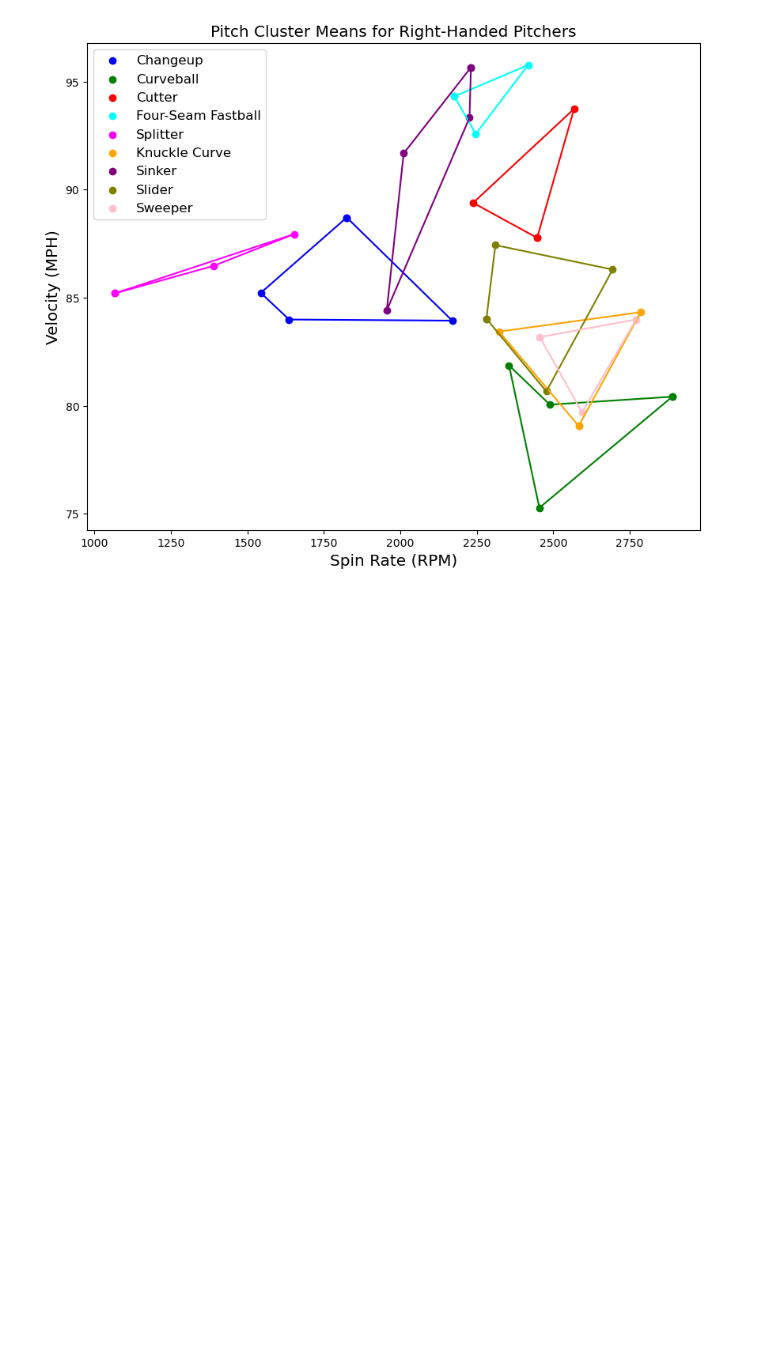
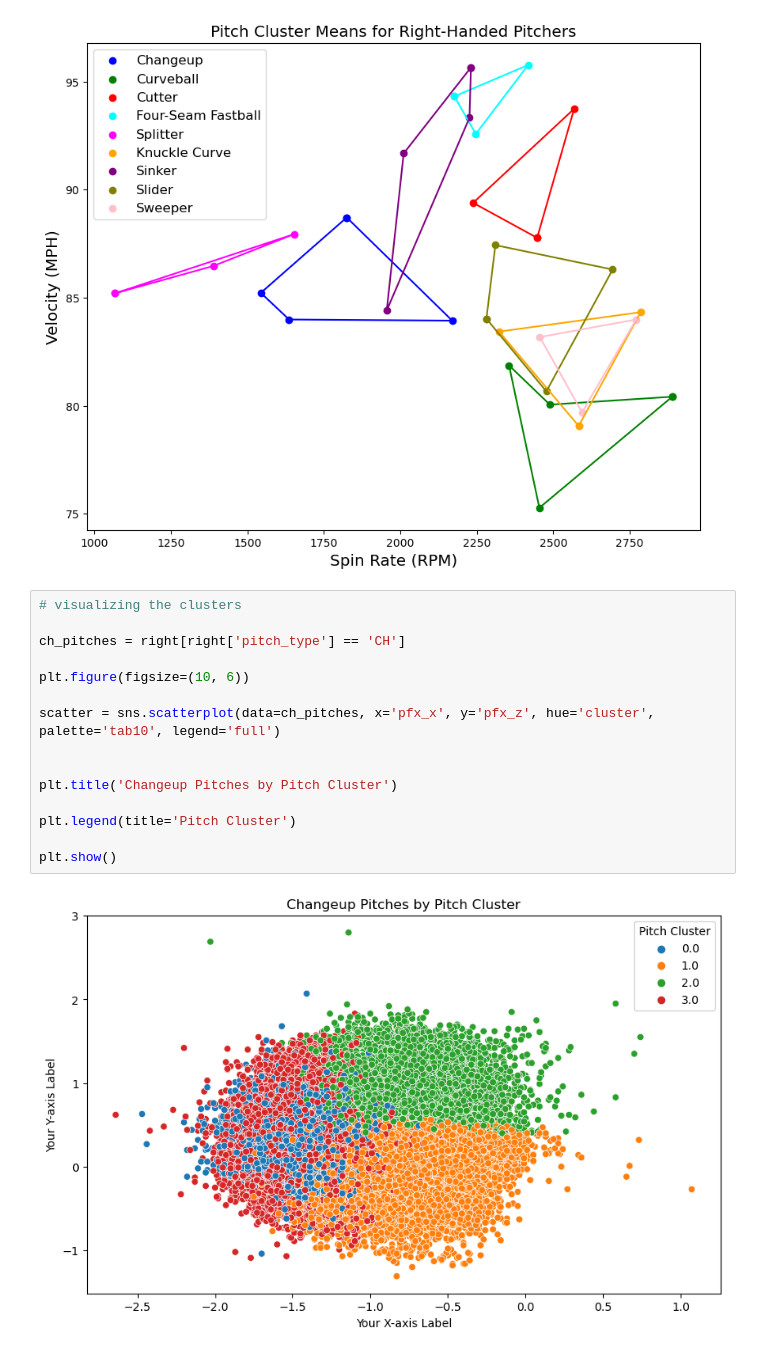
Before and after one commit to brycecarson1/MSAS, a Jupyter notebook: clustering.ipynb, the cells around one changed output. Cells and saved outputs as stored; diff of their text form; blank space fills up the shorter version.

```diff
--- a/clustering.ipynb
+++ b/clustering.ipynb
@@ -551,3 +585,20 @@ plt.savefig('rhp_sr_velo_plot.png')
 plt.show()
 # %% [output]
 [figure]
+# %%
+# visualizing the clusters
+
+ch_pitches = right[right['pitch_type'] == 'CH']
+
+plt.figure(figsize=(10, 6))
+
+scatter = sns.scatterplot(data=ch_pitches, x='pfx_x', y='pfx_z', hue='cluster', palette='tab10', legend='full')
+
+
+plt.title('Changeup Pitches by Pitch Cluster')
+
+plt.legend(title='Pitch Cluster')
+
+plt.show()
+# %% [output]
+[figure, added]
```
Also changed, not shown: parts of 22 cells of this notebook.
